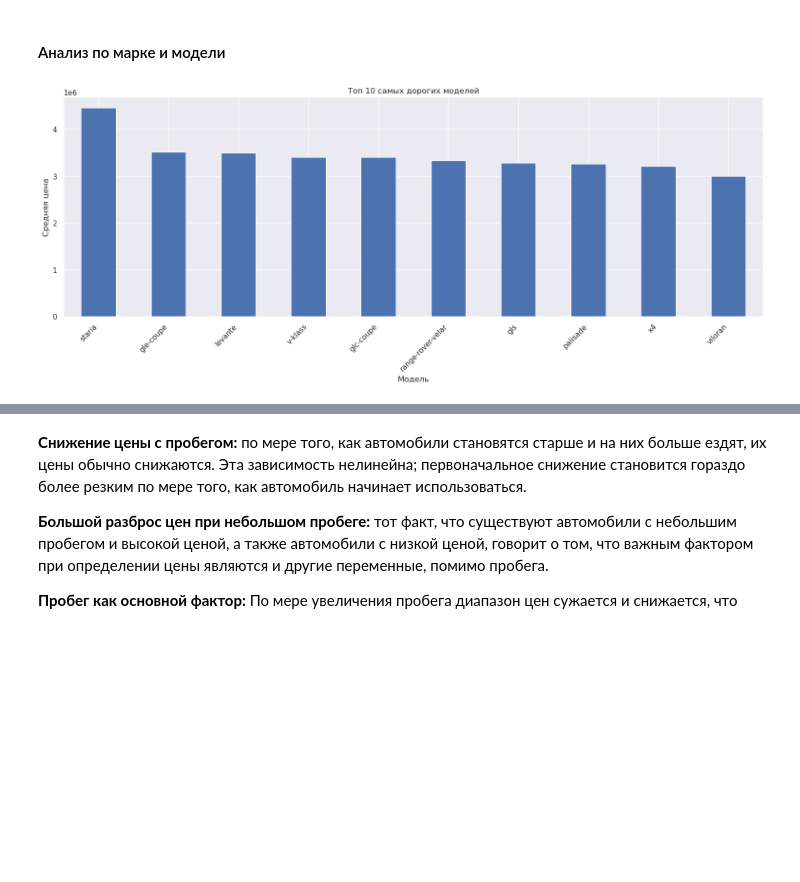
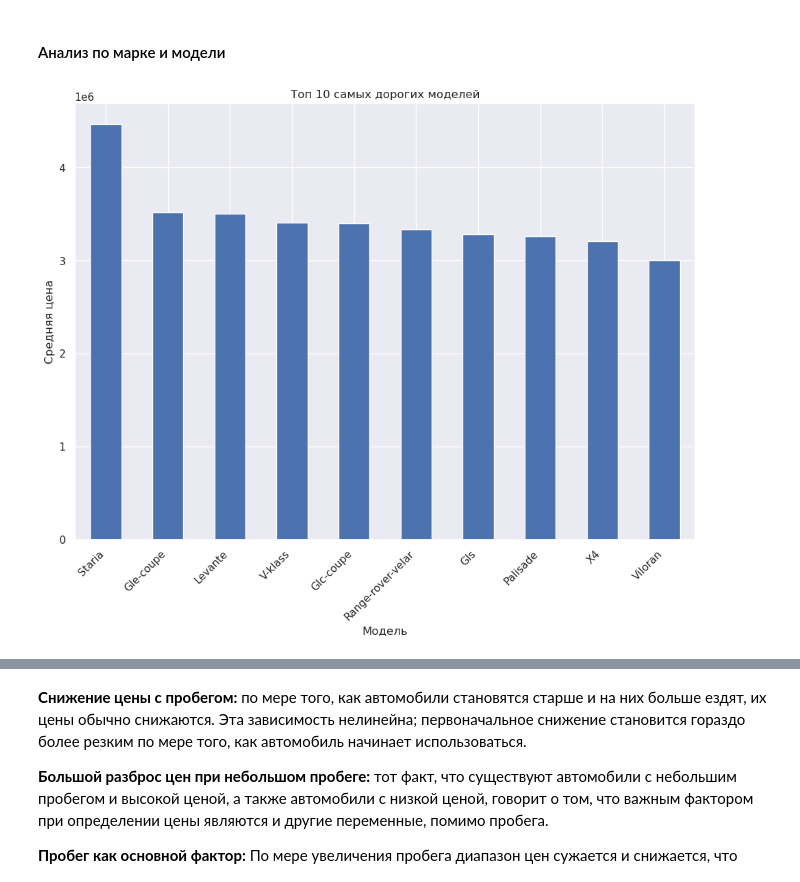
Before and after one commit to maxtyrsa/maxtyrsa, a Jupyter notebook: Анализ рынка подержанных автомобилей: парсинг данных с carro.ru/carro.ipynb, the cells around one changed output, grey strips where cells are left out. Drawn from its saved outputs; the diff is of its cells as text; code cells hidden in the pictures; blank space fills up the shorter version.

```diff
--- a/Анализ рынка подержанных автомобилей: парсинг данных с carro.ru/carro.ipynb
+++ b/Анализ рынка подержанных автомобилей: парсинг данных с carro.ru/carro.ipynb
@@ -70,9 +71,14 @@ carro['price'] = carro['price'].str.replace(r'\D+', '', regex=True).astype('int'
 carro['mileage'] = carro['mileage'].str.replace(r'\D+', '', regex=True).astype('int')
 carro['volume'] = carro['volume'].str.replace(' л', '').str.replace('\xa0', '').astype('float')
 carro['power'] = carro['power'].str.replace(r'\D+', '', regex=True).astype('int')
+# %%
+# Приведtем текстовые значения Модели и Бренда к единому регистру
+carro['model'] = carro.model.str.capitalize()
+carro['brand'] = carro.brand.str.capitalize()
 # %%
-# Удалим колонку URL
+# Удалим колонку URL и name
 carro.drop(columns=['url'], axis=1, inplace=True)
+carro.drop(columns=['name'], axis=1, inplace=True)
 # %%
 carro.head()
 # %% [output]
@@ -284,15 +296,14 @@ plt.show()
 # %%
 average_price_by_model = carro.groupby('model')['price'].mean().sort_values(ascending=False)
 # %%
-plt.figure(figsize=(19,6))
 average_price_by_model.head(10).plot(kind='bar')
 plt.title('Топ 10 самых дорогих моделей')
 plt.ylabel('Средняя цена')
 plt.xlabel('Модель')
 plt.xticks(rotation=45, ha='right')
 plt.show()
 # %% [output]
-[figure, old version]
+[figure, new version]
 # %%
 average_price_by_brand = carro.groupby('brand')['price'].mean().sort_values(ascending=False)
 # %%
```
Also changed, not shown: parts of 53 cells of this notebook, 1 other file.
